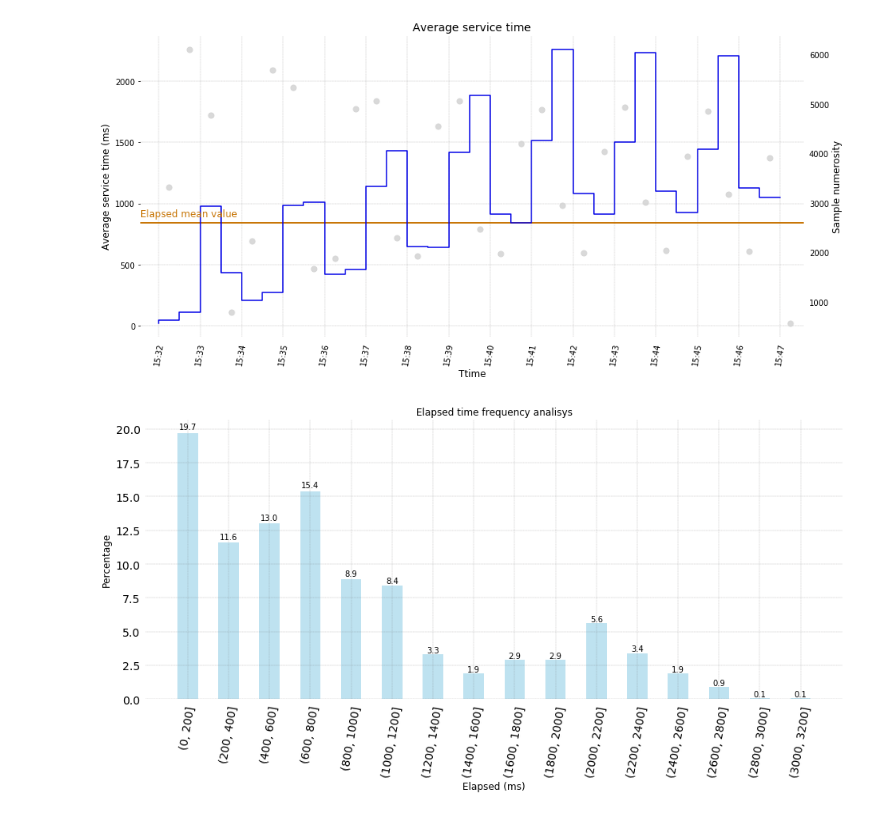
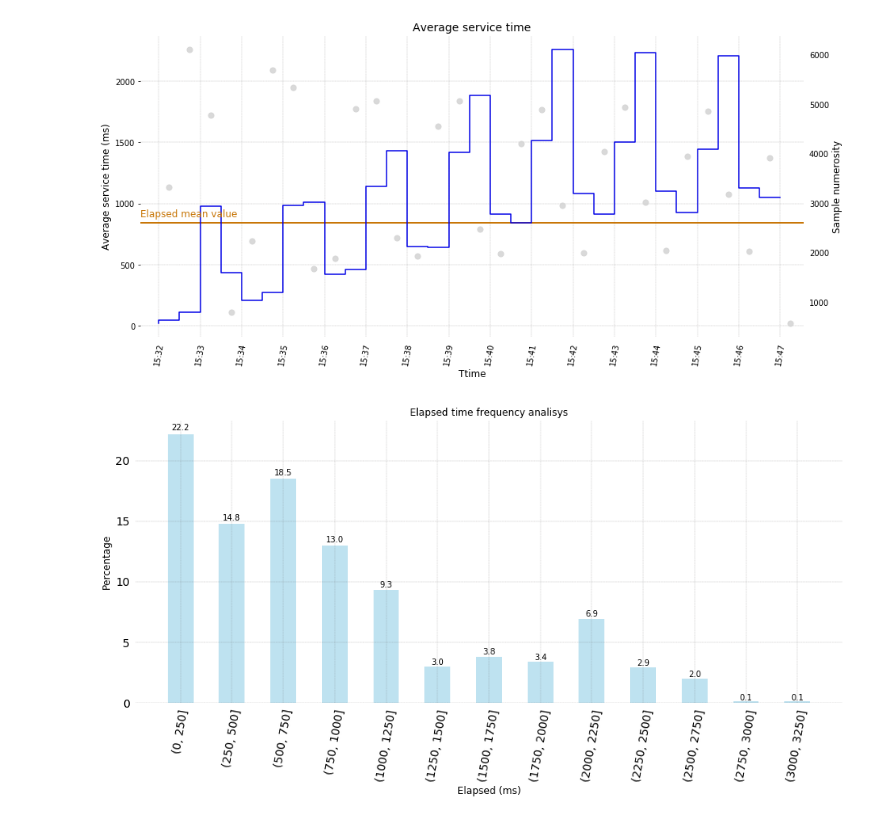
Before and after one commit to p-giovanni/JMeter_report, a Jupyter notebook: notebook/JMeter_Report.ipynb, the cells around one changed output. Cells and saved outputs as stored; diff of their text form; code cells hidden in the pictures.

```diff
--- a/notebook/JMeter_Report.ipynb
+++ b/notebook/JMeter_Report.ipynb
@@ -124,7 +122,7 @@ labels = en
 # %%
 images_path = os.path.join("..","images")
 
-data_file_path = "/home/giovanni/code-sky/JMeter/MvtGateway/log"
+data_file_path = "/tmp"
 data_file_name = "MvtC2CGateway-C2C-only_20180516_153201-.jtl"
 
 image_file_prefix = "Test-"
@@ -172,9 +179,14 @@ global_statistics["test end"] = df.index.max()
 duration = global_statistics["test end"] - global_statistics["test begin"]
 
 global_statistics["duration"] = round(duration.total_seconds() / 60, dec_num)
+global_statistics["duration sec"] = duration.total_seconds()
 
 # Max number of threads.
 global_statistics["max threads"] = df["allThreads"].max()
+
+# Total transaction per second.
+global_statistics["transaction per second"] = (df.shape[0] - errors_df.shape[0])/global_statistics["duration sec"]
+global_statistics["transaction per second"] = round(global_statistics["transaction per second"], 0)
 
 # Sample len.
 global_statistics["sample num"] = df.shape[0]
@@ -438,34 +450,34 @@ class TypeOfChart(Enum):
 type_of_chart = TypeOfChart.PERCENTAGE
 
 # Set the data set to be visualized.
-bin_step = 200
+bin_step = 250
 cut_bins = list(range(0, global_statistics["max elapsed"], bin_step))
 bin_size = len(cut_bins)
 
 df['elapsed binned'] = pd.cut(df['elapsed'], bins=cut_bins, right=True)
 frequencies = df['elapsed binned'].value_counts(sort=False)
 
 # Quality check.
 #assert df.shape[0] == df['elapsed binned'].value_counts().sum(), "The aggregate form must have the same total number of the total num of sample."
 
 y = None
 if type_of_chart == TypeOfChart.FREQUENCIES:
     y = frequencies
     labels["elapsed-frequency y"]=labels["elapsed-frequency y #"]
 else:
     y = frequencies.apply(lambda row: round((row / df.shape[0]) * 100, 1))
     labels["elapsed-frequency y"]=labels["elapsed-frequency y %"]
 
 # Create the chart.
 fig = plt.figure(figsize=(50, 12))
 gs = fig.add_gridspec(2, 4)
 fig.set_tight_layout(True)
 
 ax = []
 ax.append(fig.add_subplot(gs[0, 0]))
 
 elapsed_frequency_chart(ax=ax[0], x=frequencies.index.astype(str), y=y)
 
 plt.savefig(os.path.join(images_path,"{prefix}elapsed_frequency_chart.png".format(prefix=image_file_prefix)))
 # %% [output]
-[figure, old version]
+[figure, new version]
```
Also changed, not shown: parts of 10 cells of this notebook, 6 other files.
